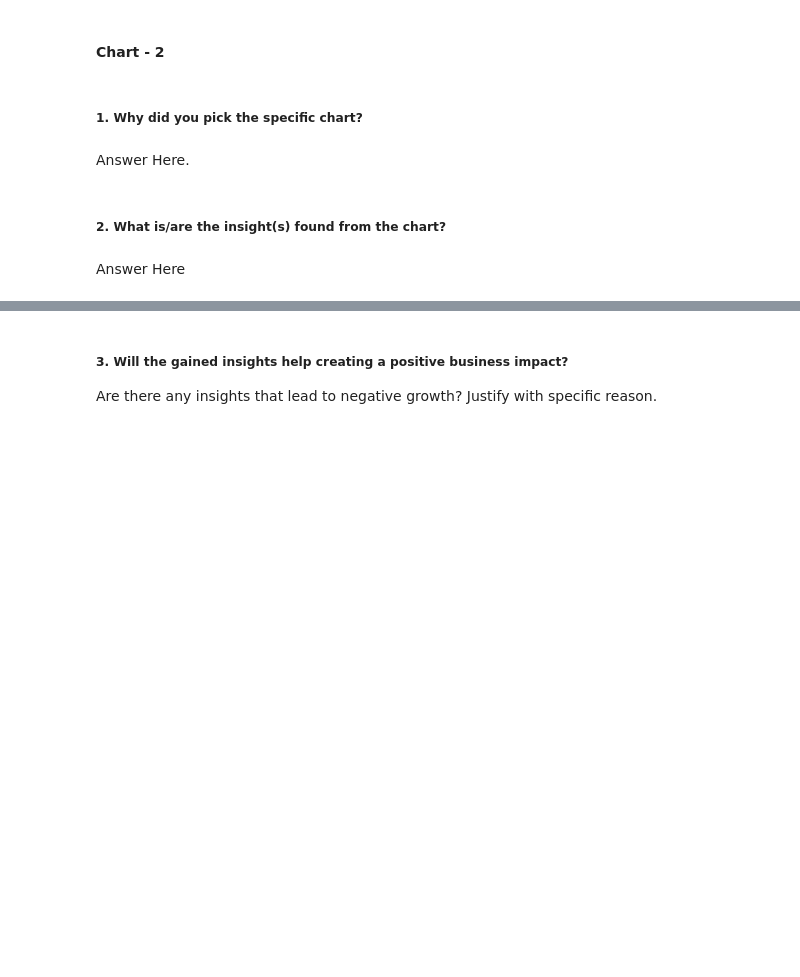
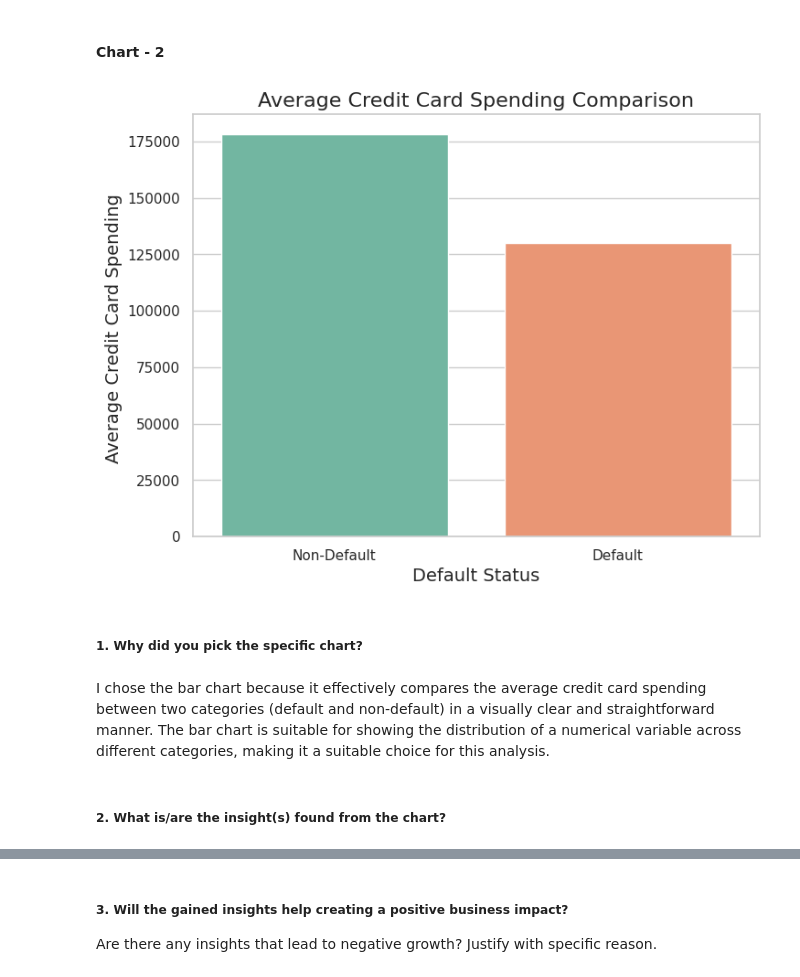
Before and after one commit to shubhamrai1318/Credit_Card_Default_Prediction, a Jupyter notebook: Credit_Card_Default_Prediction.ipynb, the cells around one changed output, grey strips where cells are left out. Drawn from its saved outputs; the diff is of its cells as text; code cells hidden in the pictures; blank space fills up the shorter version.

Commit message:
Visualization Chart-2 Completed

```diff
--- a/Credit_Card_Default_Prediction.ipynb
+++ b/Credit_Card_Default_Prediction.ipynb
@@ -557,8 +555,35 @@ If the insights reveal a high proportion of defaults and class imbalance, it cou
+# %%
+# Chart - 2 visualization code
+
+# Setting the style for the plot
+sns.set(style="whitegrid")
+
+# Creating a figure and setting its size
+plt.figure(figsize=(8, 6))
+
+# Plotting the bar chart to compare average credit card spending
+ax = sns.barplot(x='default', y='limit_bal', data=df, ci=None, palette='Set2')
+
+# Setting the x-axis label
+plt.xlabel('Default Status', fontsize=14)
+
+# Setting the y-axis label
+plt.ylabel('Average Credit Card Spending ', fontsize=14)
+
+# Setting the title of the plot
+plt.title('Average Credit Card Spending Comparison', fontsize=16)
+
+# Setting the x-axis tick labels
+plt.xticks(ticks=[0, 1], labels=['Non-Default', 'Default'])
+
+# Displaying the plot
+plt.show()
+# %% [output]
+[figure, added]
 # %% [markdown]
 ##### 1. Why did you pick the specific chart?
-# %% [markdown]
-Answer Here.
+# %% [markdown]
+
+I chose the bar chart because it effectively compares the average credit card spending between two categories (default and non-default) in a visually clear and straightforward manner. The bar chart is suitable for showing the distribution of a numerical variable across different categories, making it a suitable choice for this analysis.
 # %% [markdown]
 ##### 2. What is/are the insight(s) found from the chart?
-# %% [markdown]
-Answer Here
```
Also changed, not shown: parts of 4 cells of this notebook.
